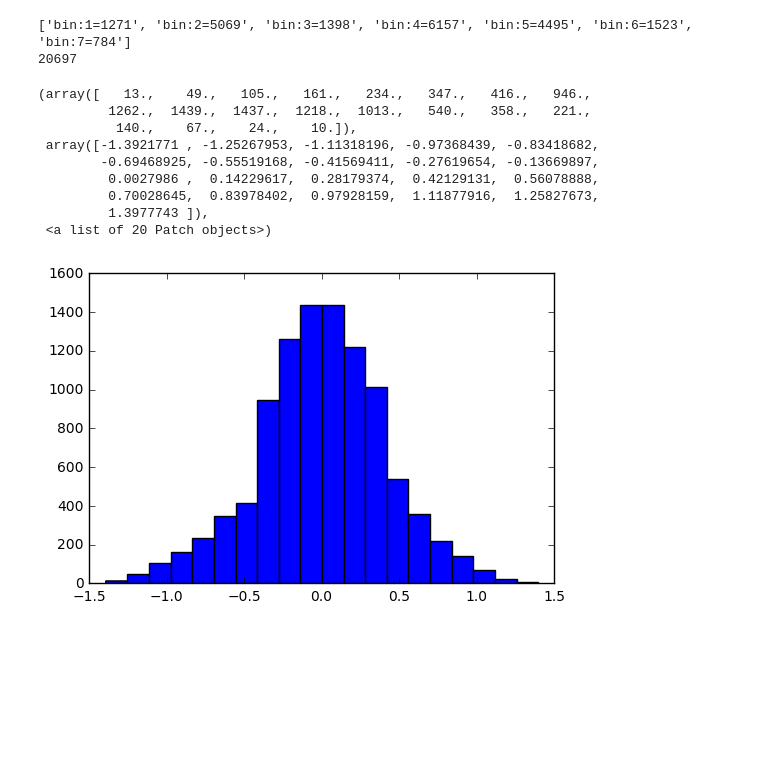
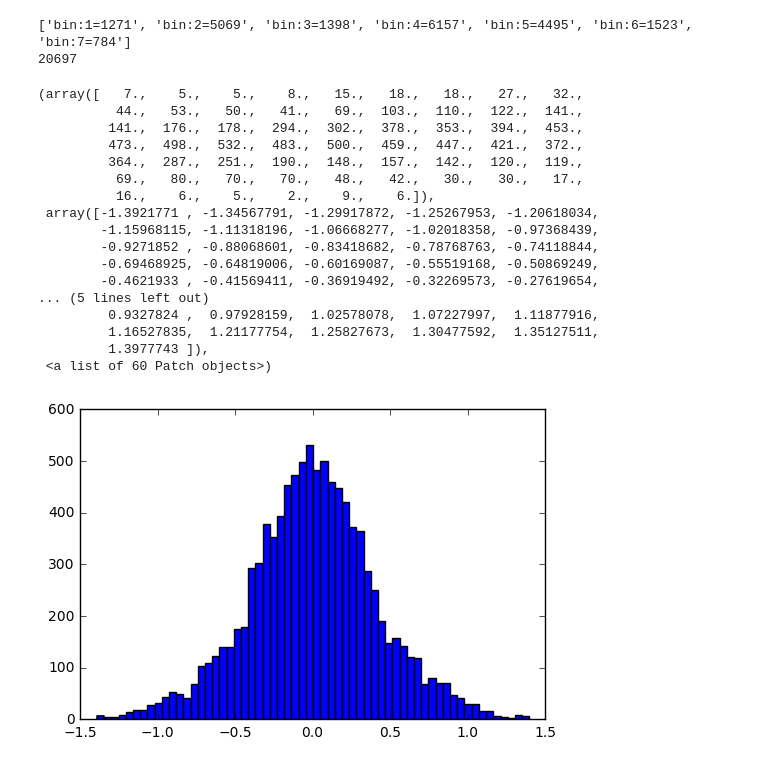
Before and after one commit to mattwg/carnd-cloning-experiments, a Jupyter notebook: Getting Serious.ipynb, the cells around one changed output. Drawn from its saved outputs; the diff is of its cells as text; code cells hidden in the pictures; blank space fills up the shorter version.

```diff
--- a/Getting Serious.ipynb
+++ b/Getting Serious.ipynb
@@ -108,7 +108,7 @@ def generate_image(img, y):
     bright_factor = 0.2 + (3.8 * np.random.uniform())
     img = gamma_correction(img, bright_factor)
 
-    if (np.random.uniform() > 1.0):
+    if (np.random.uniform() > 0.5):
         img = np.fliplr(img)
         angle = -1.0 * angle
 
@@ -205,3 +205,19 @@ ft, yt, fv, yv = split_driving_log(f, y, 0.8)
 print('all:{} train:{} valid:{}'.format(len(f), len(ft), len(fv)))
 # %% [output]
 all:20697 train:16588 valid:4109
+# %%
+import matplotlib.pyplot as plt
+import matplotlib.gridspec as gridspec
+%matplotlib inline
+
+img_base = load_image(f[1000])
+
+gs = gridspec.GridSpec(1, 4, wspace=0.0, hspace=0.0)
+for col in range(0,4):
+    for row in range(0,1):
+        ax = plt.subplot(gs[row,col])
+        img, angle = generate_image(img_base, np.float32(y[1000]))
+        ax.imshow(img)
+        ax.set_title('{:2.2f}'.format(angle,))
+        ax.set_xticks([])
+        ax.set_yticks([])
@@ -255,18 +289,26 @@ def generate_balanced(fb, yb, n):
 g = generate_balanced(fb, yb, 10000)
 fg, yg = g.__next__()
 # %%
-plt.hist(yg, bins = 20)
+plt.hist(yg, bins = 60)
 # %% [output]
-(array([   13.,    49.,   105.,   161.,   234.,   347.,   416.,   946.,
-         1262.,  1439.,  1437.,  1218.,  1013.,   540.,   358.,   221.,
-          140.,    67.,    24.,    10.]),
- array([-1.3921771 , -1.25267953, -1.11318196, -0.97368439, -0.83418682,
-        -0.69468925, -0.55519168, -0.41569411, -0.27619654, -0.13669897,
-         0.0027986 ,  0.14229617,  0.28179374,  0.42129131,  0.56078888,
-         0.70028645,  0.83978402,  0.97928159,  1.11877916,  1.25827673,
+(array([   7.,    5.,    5.,    8.,   15.,   18.,   18.,   27.,   32.,
+          44.,   53.,   50.,   41.,   69.,  103.,  110.,  122.,  141.,
+         141.,  176.,  178.,  294.,  302.,  378.,  353.,  394.,  453.,
+         473.,  498.,  532.,  483.,  500.,  459.,  447.,  421.,  372.,
+         364.,  287.,  251.,  190.,  148.,  157.,  142.,  120.,  119.,
+          69.,   80.,   70.,   70.,   48.,   42.,   30.,   30.,   17.,
+          16.,    6.,    5.,    2.,    9.,    6.]),
+ array([-1.3921771 , -1.34567791, -1.29917872, -1.25267953, -1.20618034,
+        -1.15968115, -1.11318196, -1.06668277, -1.02018358, -0.97368439,
+        -0.9271852 , -0.88068601, -0.83418682, -0.78768763, -0.74118844,
+        -0.69468925, -0.64819006, -0.60169087, -0.55519168, -0.50869249,
+        -0.4621933 , -0.41569411, -0.36919492, -0.32269573, -0.27619654,
+... (5 lines left out)
+         0.9327824 ,  0.97928159,  1.02578078,  1.07227997,  1.11877916,
+         1.16527835,  1.21177754,  1.25827673,  1.30477592,  1.35127511,
          1.3977743 ]),
- <a list of 20 Patch objects>)
+ <a list of 60 Patch objects>)
-[figure, old version]
+[figure, new version]
 # %%
 
 parser = argparse.ArgumentParser(description='Train Model')
```
Also changed, not shown: parts of 4 cells of this notebook, 1 other file.
